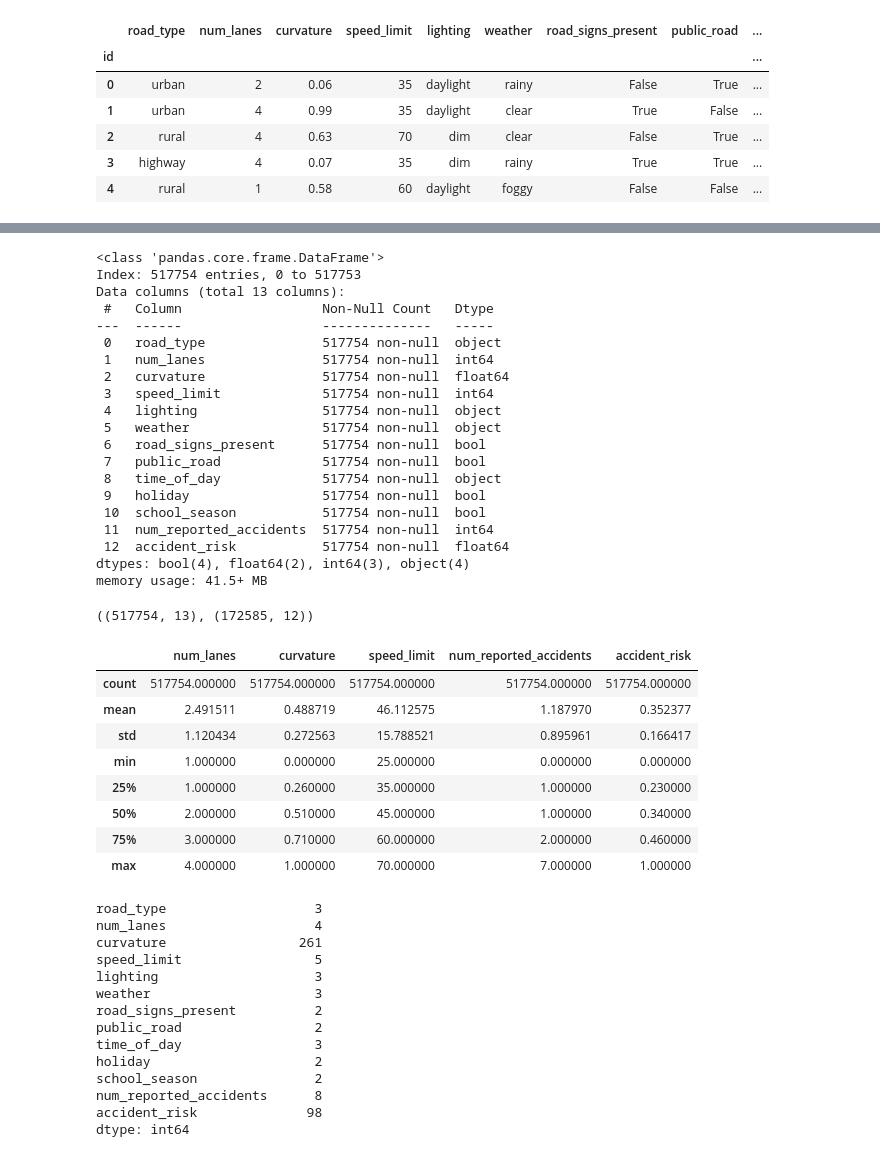
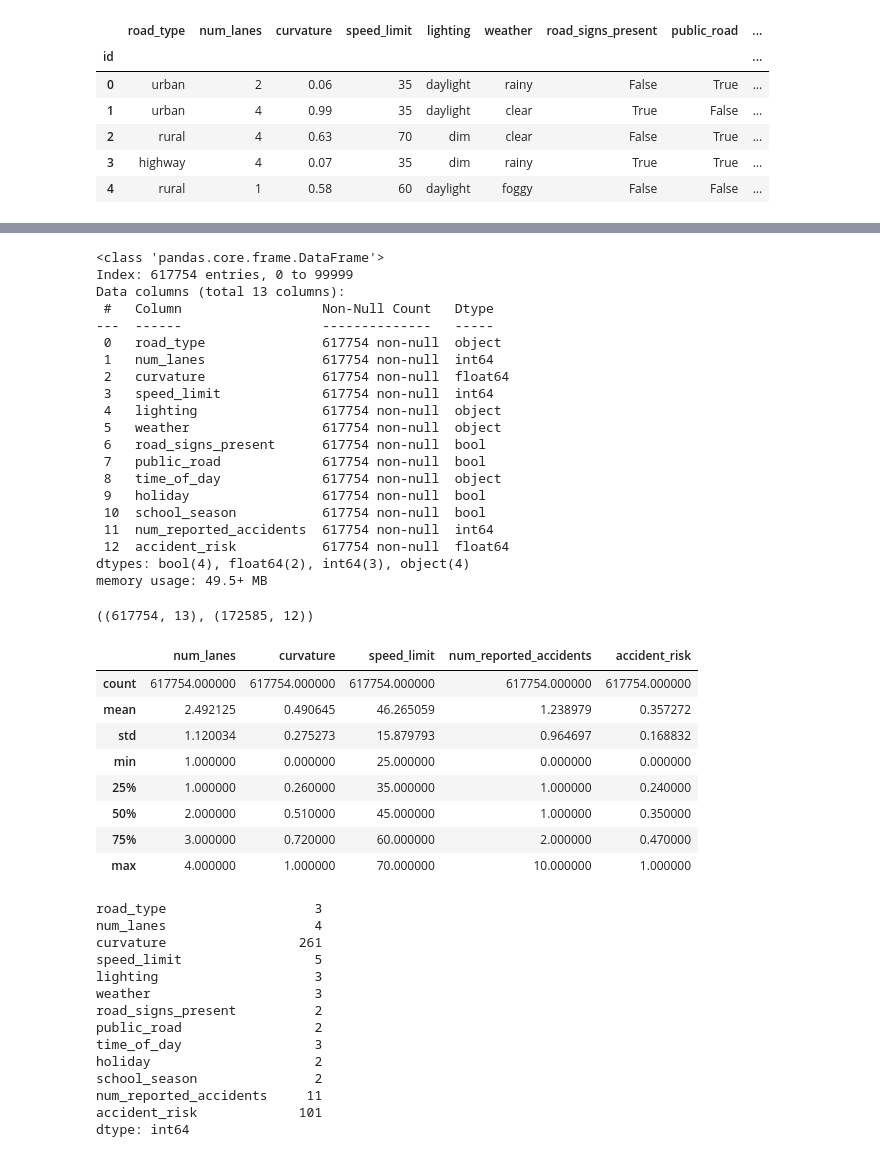
Before and after one commit to StutiSharma22/Kaggle-projects, a Jupyter notebook: predicting-road-accident-risk.ipynb, the cells around one changed output, grey strips where cells are left out. Cells and saved outputs as stored; diff of their text form; code cells hidden in the pictures.

```diff
--- a/predicting-road-accident-risk.ipynb
+++ b/predicting-road-accident-risk.ipynb
@@ -47,6 +50,7 @@ from math import sqrt
 #reading data from the files
 df_train= pd.read_csv("/kaggle/input/playground-series-s5e10/train.csv")
 df_test= pd.read_csv("/kaggle/input/playground-series-s5e10/test.csv")
+df_original= pd.read_csv("/kaggle/input/simulated-roads-accident-data/synthetic_road_accidents_100k.csv")
 # %%
 #resetting the index
 df_train= df_train.set_index('id')
@@ -66,0 +80,3 @@ df_train.head()
+# %%
+combined_df = pd.concat([df_train, df_original])
+combined_df.head()
@@ -67,47 +90,47 @@ df_train.head()
 # %%
 #number of columns and data types in the train dataset
-df_train.info()
+combined_df.info()
 # %% [output]
 <class 'pandas.core.frame.DataFrame'>
-Index: 517754 entries, 0 to 517753
+Index: 617754 entries, 0 to 99999
 Data columns (total 13 columns):
  #   Column                  Non-Null Count   Dtype
 ---  ------                  --------------   -----
- 0   road_type               517754 non-null  object
- 1   num_lanes               517754 non-null  int64
- 2   curvature               517754 non-null  float64
- 3   speed_limit             517754 non-null  int64
- 4   lighting                517754 non-null  object
- 5   weather                 517754 non-null  object
- 6   road_signs_present      517754 non-null  bool
- 7   public_road             517754 non-null  bool
- 8   time_of_day             517754 non-null  object
- 9   holiday                 517754 non-null  bool
- 10  school_season           517754 non-null  bool
- 11  num_reported_accidents  517754 non-null  int64
- 12  accident_risk           517754 non-null  float64
+ 0   road_type               617754 non-null  object
+ 1   num_lanes               617754 non-null  int64
+ 2   curvature               617754 non-null  float64
+ 3   speed_limit             617754 non-null  int64
+ 4   lighting                617754 non-null  object
+ 5   weather                 617754 non-null  object
+ 6   road_signs_present      617754 non-null  bool
+ 7   public_road             617754 non-null  bool
+ 8   time_of_day             617754 non-null  object
+ 9   holiday                 617754 non-null  bool
+ 10  school_season           617754 non-null  bool
+ 11  num_reported_accidents  617754 non-null  int64
+ 12  accident_risk           617754 non-null  float64
 dtypes: bool(4), float64(2), int64(3), object(4)
-memory usage: 41.5+ MB
+memory usage: 49.5+ MB
 # %%
-df_train.shape, df_test.shape
+combined_df.shape, df_test.shape
 # %% [output]
-((517754, 13), (172585, 12))
+((617754, 13), (172585, 12))
 # %%
 #summary statistics of numerical columns in train dataset
-df_train.describe()
+combined_df.describe()
 # %% [output]
 |  | num_lanes | curvature | speed_limit | num_reported_accidents | accident_risk |
-| count | 517754.000000 | 517754.000000 | 517754.000000 | 517754.000000 | 517754.000000 |
-| mean | 2.491511 | 0.488719 | 46.112575 | 1.187970 | 0.352377 |
-| std | 1.120434 | 0.272563 | 15.788521 | 0.895961 | 0.166417 |
+| count | 617754.000000 | 617754.000000 | 617754.000000 | 617754.000000 | 617754.000000 |
+| mean | 2.492125 | 0.490645 | 46.265059 | 1.238979 | 0.357272 |
+| std | 1.120034 | 0.275273 | 15.879793 | 0.964697 | 0.168832 |
 | min | 1.000000 | 0.000000 | 25.000000 | 0.000000 | 0.000000 |
-| 25% | 1.000000 | 0.260000 | 35.000000 | 1.000000 | 0.230000 |
-| 50% | 2.000000 | 0.510000 | 45.000000 | 1.000000 | 0.340000 |
-| 75% | 3.000000 | 0.710000 | 60.000000 | 2.000000 | 0.460000 |
-| max | 4.000000 | 1.000000 | 70.000000 | 7.000000 | 1.000000 |
+| 25% | 1.000000 | 0.260000 | 35.000000 | 1.000000 | 0.240000 |
+| 50% | 2.000000 | 0.510000 | 45.000000 | 1.000000 | 0.350000 |
+| 75% | 3.000000 | 0.720000 | 60.000000 | 2.000000 | 0.470000 |
+| max | 4.000000 | 1.000000 | 70.000000 | 10.000000 | 1.000000 |
 # %%
 #number of unique values in the columns
-df_train.nunique()
+combined_df.nunique()
 # %% [output]
 road_type                   3
 num_lanes                   4
@@ -120,8 +143,8 @@ public_road                 2
 time_of_day                 3
 holiday                     2
 school_season               2
-num_reported_accidents      8
-accident_risk              98
+num_reported_accidents     11
+accident_risk             101
 dtype: int64
 # %%
 #plotting histogram for all the input variables
```
Also changed, not shown: parts of 24 cells of this notebook.
